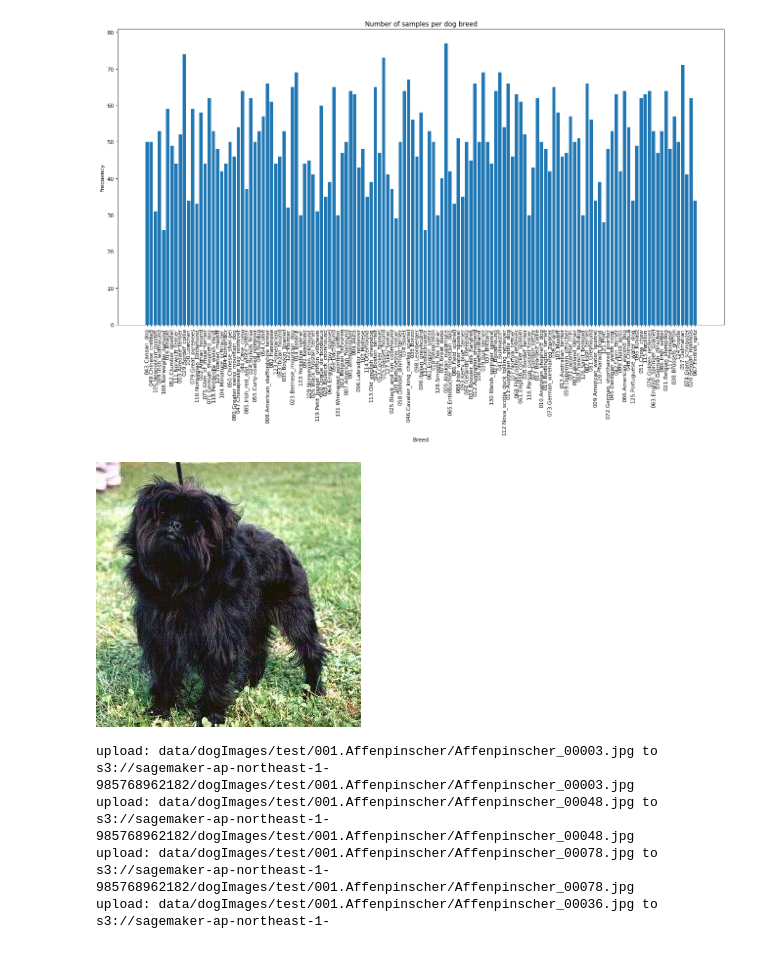
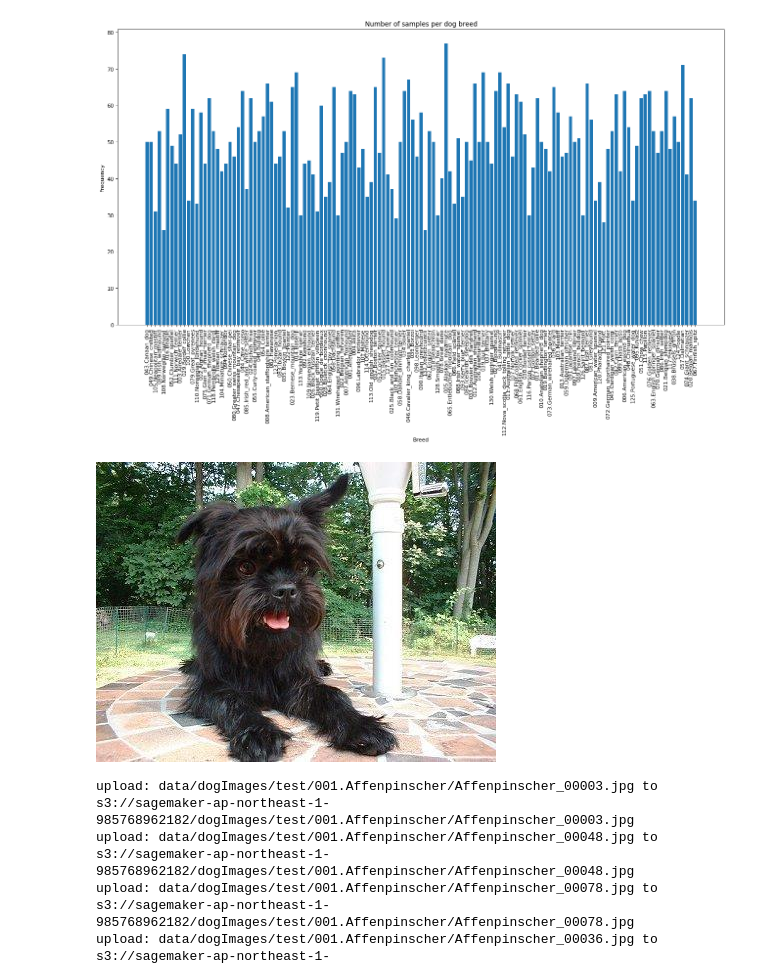
Before and after one commit to nelsongcg/image_classification, a Jupyter notebook: train_and_deploy.ipynb, the cells around one changed output. Saved outputs shown, nothing was run; the diff lists cells and outputs as text; code cells hidden in the pictures.

```diff
--- a/train_and_deploy.ipynb
+++ b/train_and_deploy.ipynb
@@ -59,9 +57,9 @@ plt.bar(dog_breeds,breed_count)
 [figure]
 # %%
 #Sample image
-ipythonImage(filename='data/dogImages/train/001.Affenpinscher/Affenpinscher_00001.jpg')
+ipythonImage(filename='dogImages/train/001.Affenpinscher/Affenpinscher_00001.jpg')
 # %% [output]
-[figure, old version]
+[figure, new version]
 # %%
 #uploading the data into S3
 from sagemaker import Session
```
Also changed, not shown: parts of 33 cells of this notebook, 2 other files.
